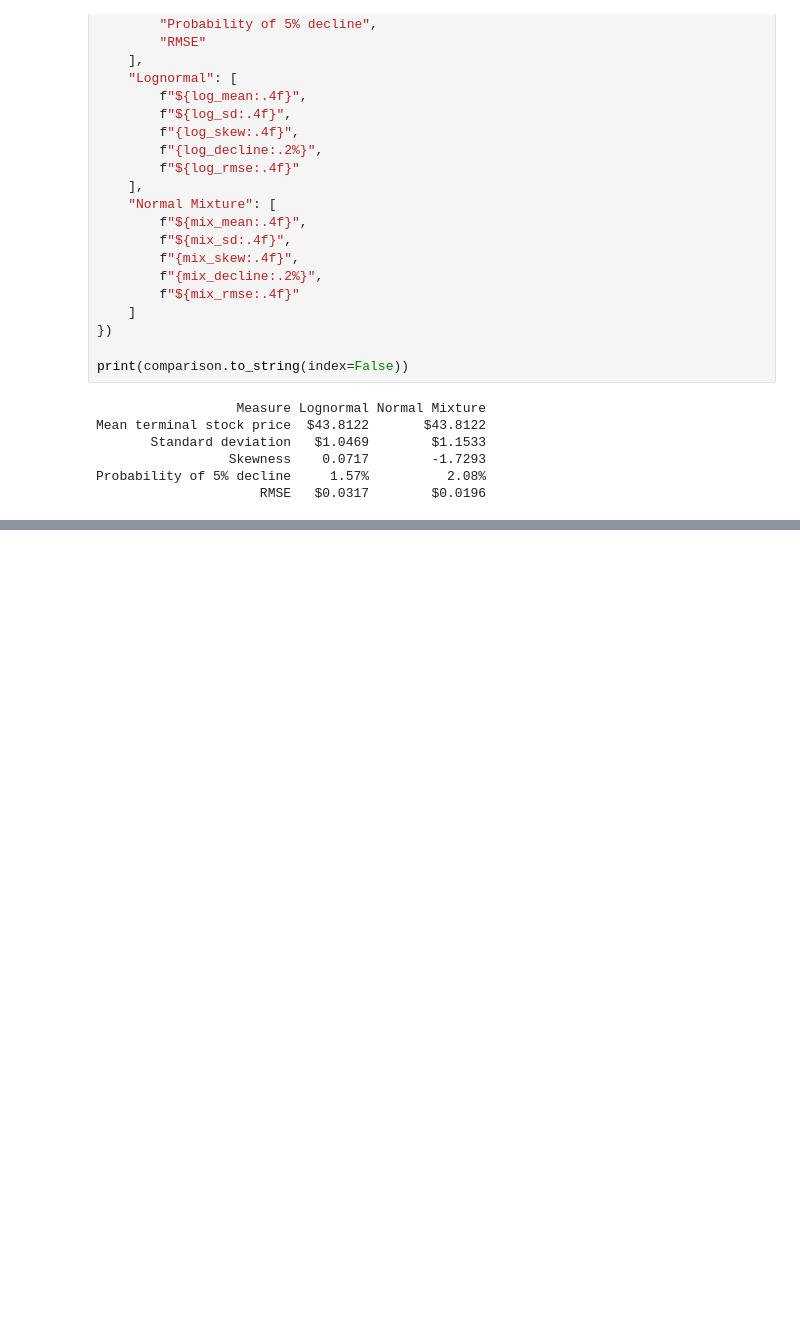
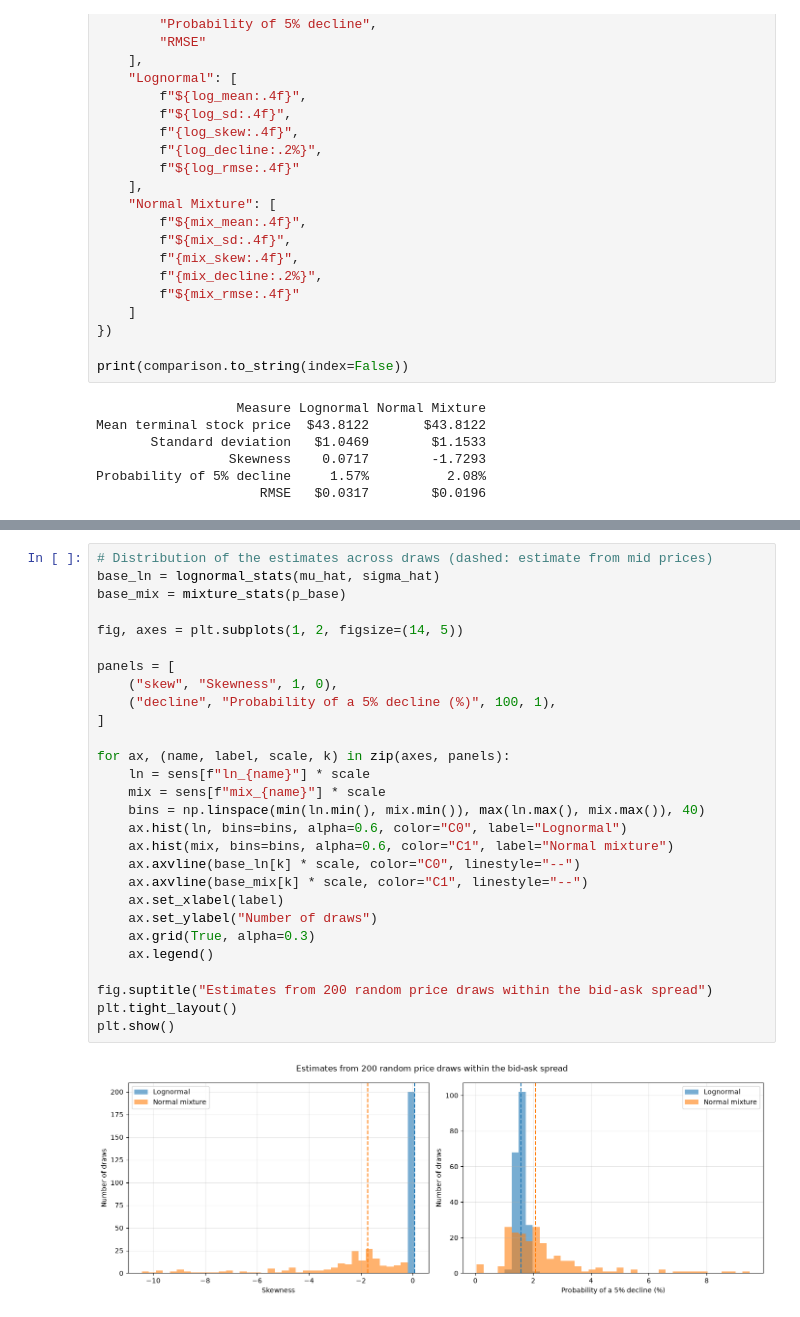
Before and after one commit to brandonchen1234/FRE-6103_MP5_Gudmundur_S._Sigfusson_and_Brandon_Chen, a Jupyter notebook: main.ipynb, the cells around one changed output, grey strips where cells are left out. Saved outputs shown, nothing was run; the diff lists cells and outputs as text; blank space fills up the shorter version.

```diff
--- a/main.ipynb
+++ b/main.ipynb
@@ -437,0 +490,30 @@ Probability of 5% decline     1.57%          2.08%
+# %%
+# Distribution of the estimates across draws (dashed: estimate from mid prices)
+base_ln = lognormal_stats(mu_hat, sigma_hat)
+base_mix = mixture_stats(p_base)
+
+fig, axes = plt.subplots(1, 2, figsize=(14, 5))
+
+panels = [
+    ("skew", "Skewness", 1, 0),
+    ("decline", "Probability of a 5% decline (%)", 100, 1),
+]
+
+for ax, (name, label, scale, k) in zip(axes, panels):
+    ln = sens[f"ln_{name}"] * scale
+    mix = sens[f"mix_{name}"] * scale
+    bins = np.linspace(min(ln.min(), mix.min()), max(ln.max(), mix.max()), 40)
+    ax.hist(ln, bins=bins, alpha=0.6, color="C0", label="Lognormal")
+    ax.hist(mix, bins=bins, alpha=0.6, color="C1", label="Normal mixture")
+    ax.axvline(base_ln[k] * scale, color="C0", linestyle="--")
+    ax.axvline(base_mix[k] * scale, color="C1", linestyle="--")
+    ax.set_xlabel(label)
+    ax.set_ylabel("Number of draws")
+    ax.grid(True, alpha=0.3)
+    ax.legend()
+
+fig.suptitle("Estimates from 200 random price draws within the bid-ask spread")
+plt.tight_layout()
+plt.show()
+# %% [output]
+[figure, added]
```
Also changed, not shown: parts of 3 cells of this notebook.
